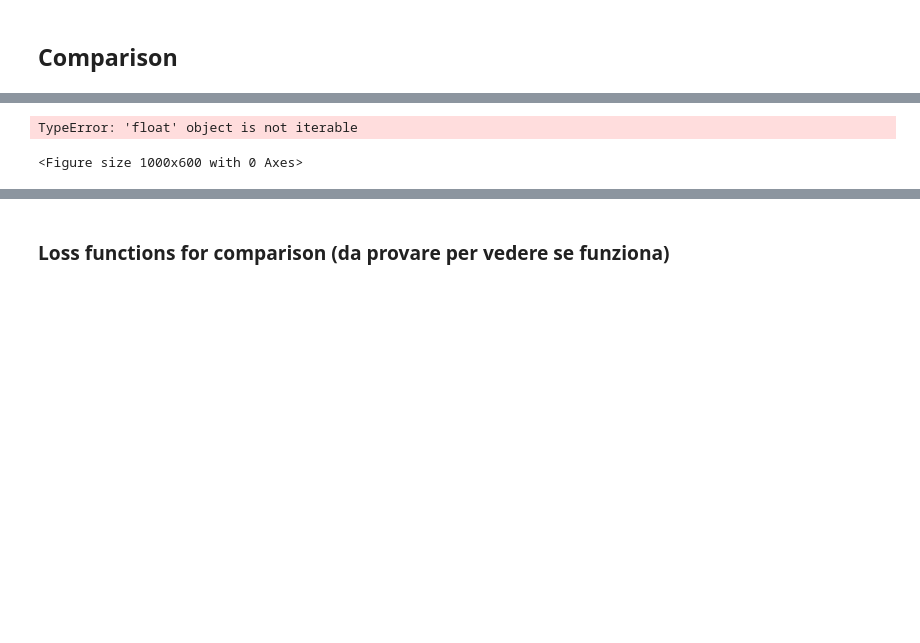
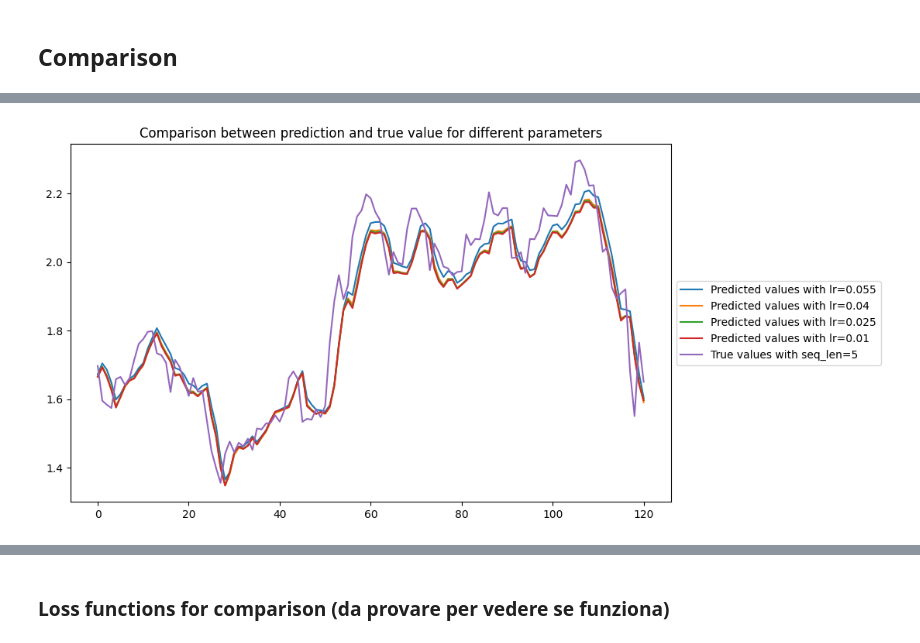
Before and after one commit to RobertoSonzini/NAML_project, a Jupyter notebook: Progetto_NAML_old.ipynb, the cells around one changed output, grey strips where cells are left out. Cells and saved outputs as stored; diff of their text form; code cells hidden in the pictures; blank space fills up the shorter version.

```diff
--- a/Progetto_NAML_old.ipynb
+++ b/Progetto_NAML_old.ipynb
@@ -2019,7 +2023,7 @@ chosen_loss = mse_loss
 input_size = 5
 hidden_size = 48
 num_epochs = 500
-lr = [0.055, 0.04, 0.025, 0.01]
+lrs = [0.055, 0.04, 0.025, 0.01]
 seq_len = 5
 output_size = 1
 
@@ -2029,7 +2033,7 @@ model = LSTM_wrapper(key, input_size, hidden_size, output_size, loss_function=ch
 preds_LSTM_arr = []
 actuals_LSTM_arr = []
 # %%
-for lr in lr:
+for lr in lrs:
   train_LSTM_scratch(model, X_train, y_train, loss_function=chosen_loss, seq_len=seq_len, learning_rate=lr, epochs=num_epochs)
   preds_LSTM_tmp, actuals_LSTM_tmp = test_LSTM_scratch(model, X_test, y_test, seq_len=seq_len, loss_function=chosen_loss)
   preds_LSTM_arr.append(preds_LSTM_tmp)
@@ -2055,14 +2059,13 @@ Test Loss: 4.0259
 # %%
 plt.figure(figsize=(10,6))
-for i, lr_val in enumerate(lr):
+for i, lr_val in enumerate(lrs):
   plt.plot(preds_LSTM_arr[i], label=f"Predicted values with lr={lr_val}")
 plt.plot(actuals_LSTM_arr[0], label=f"True values with seq_len={seq_len}")
 plt.legend(loc="center left", bbox_to_anchor=(1, 0.5))
 plt.title('Comparison between prediction and true value for different parameters')
 plt.show()
 # %% [output]
-TypeError: 'float' object is not iterable
-<Figure size 1000x600 with 0 Axes>
+[figure, added]
 # %%
 preds_GAN_arr = []
 actuals_GAN_arr = []
```
Also changed, not shown: parts of 16 cells of this notebook.
